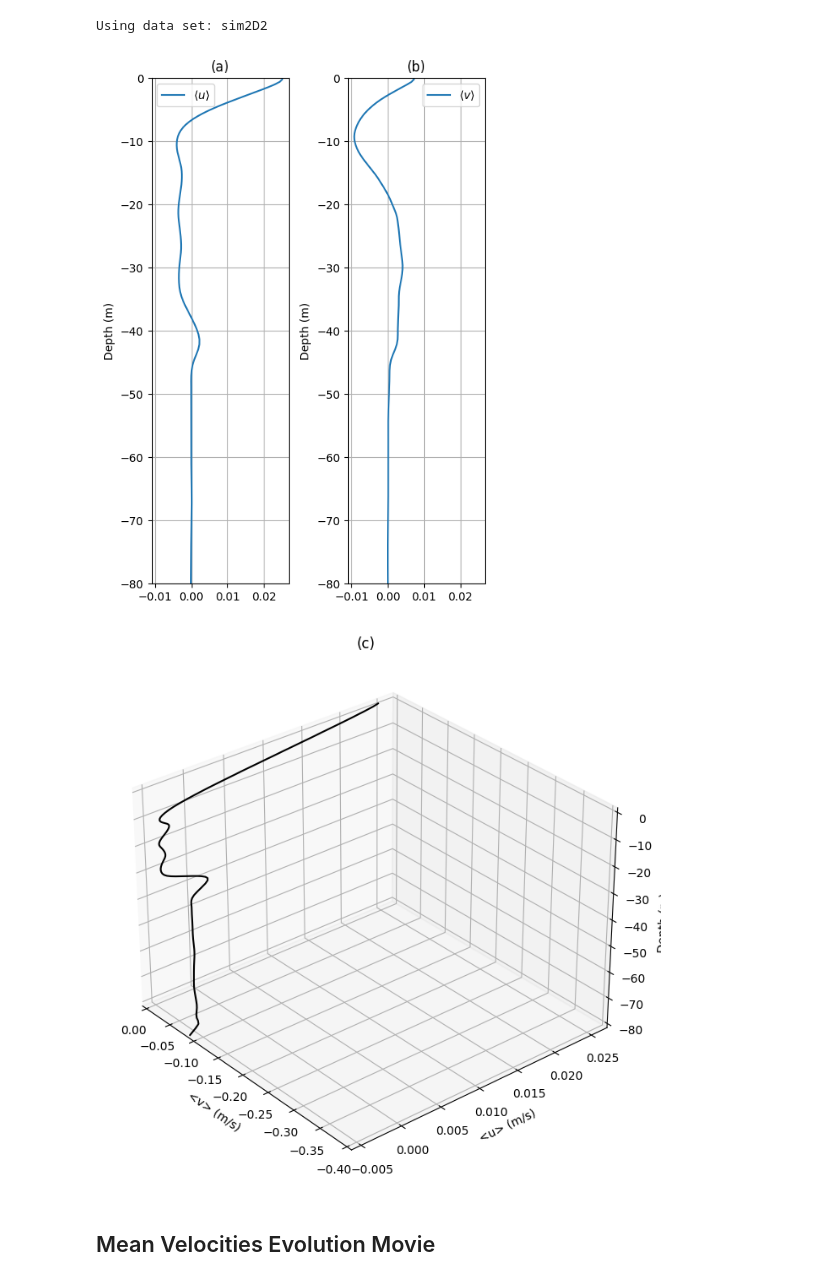
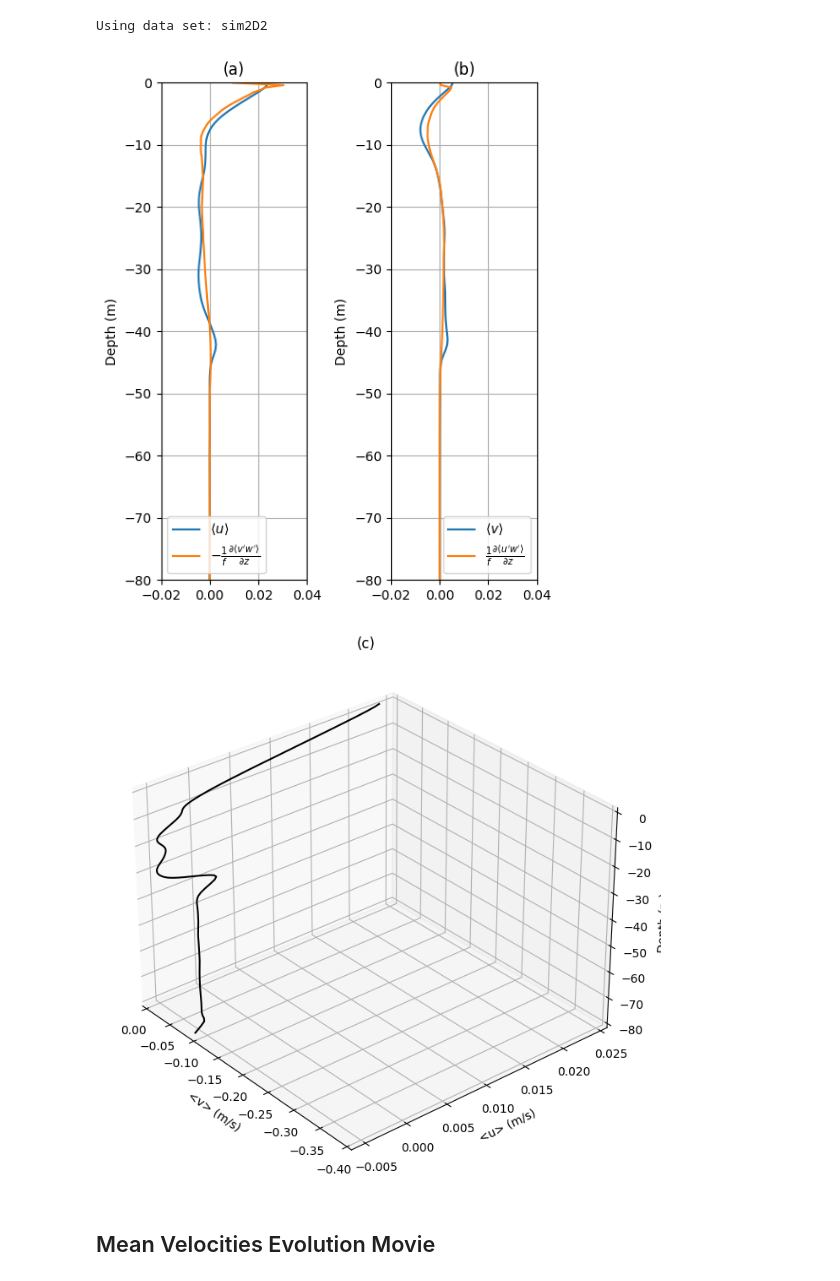
Before and after one commit to MarvynBailly/Buoyancy-Driven-Convection, a Jupyter notebook: Analysis/analyze.ipynb, the cells around one changed output. Saved outputs shown, nothing was run; the diff lists cells and outputs as text; code cells hidden in the pictures.

Commit message:
more work on plots

```diff
--- a/Analysis/analyze.ipynb
+++ b/Analysis/analyze.ipynb
@@ -11,7 +11,7 @@ import pandas as pd
 import math
 # %%
 case = "2D"
-numberOfCases = 2
+numberOfCases = 6
 days = 20
 data_path = "../Data/"
 #sponge
@@ -26,4 +26,5 @@ for casename in casenames:
     nc_file = f"{data_path}{casename}_averages.nc"
     ds_avg = xr.open_dataset(nc_file).load()
     ncs.append(ds_avg)
+    ds_avg.close()
 # %% [output]
@@ -264,7 +345,7 @@ Simulation 2D2: (a) Mean cross-front velocity, (b) mean alongfront velocity, and
 # %%
 index = 1                  # 0 -> 2D1, 1 -> 2D2, ...
 data_set = cases[index]
-ds_avg1 = ncs[index]
+ds_avg = ncs[index]
 
 print(f"Using data set: {data_set}")
 # %% [output]
@@ -278,38 +359,49 @@ start_day = center_day - inertial_period_days / 2
 end_day = center_day + inertial_period_days / 2
 time_in_days = ds_avg['time'].values / np.timedelta64(1, 'D')
 
 time_mask = (time_in_days >= start_day) & (time_in_days <= end_day)
 
 ds_selected_u = ds_avg.u.sel(time=time_mask)
 ds_mean_u = ds_selected_u.mean(dim='time')
 
+ds_selected_fivw = ds_avg['fivw′dz'].sel(time=time_mask)
+ds_mean_fivw = ds_avg['fivw′dz'].mean(dim='time')
+
+
 ds_selected_v = ds_avg.v.sel(time=time_mask)
-ds_mean_v = ds_selected_v.mean(dim='time').sel(yF=1)
+ds_mean_v = ds_selected_v.mean(dim='time')
 
-fig, axes = plt.subplots(nrows=1, ncols=2, figsize=(5, 7), sharex=True)
+ds_selected_fiuw = ds_avg['fiuw′dz'].sel(time=time_mask)
+ds_mean_fiuw = ds_avg['fiuw′dz'].mean(dim='time')
+
+fig, axes = plt.subplots(nrows=1, ncols=2, figsize=(5, 6), sharex=True)
 # plotting <u>
 ax1 = axes[0]
-ax1.plot(ds_mean_u, ds_avg.zC, label="$\langle u \\rangle$")
+ax1.plot(ds_mean_u, ds_avg.zC, label="$\\langle u \\rangle$")
+ax1.plot(-ds_mean_fivw, ds_mean_fivw.zF, label="$-\\frac{1}{f}\\frac{\\partial \\langle v' w' \\rangle}{\\partial z}$")
 ax1.set_ylabel('Depth (m)')
 ax1.set_ylim(-80, 0)
+ax1.set_xlim(-0.02, 0.04)
 ax1.legend()
 ax1.set_title("(a)")
 ax1.grid()
 
 # plotting <v>
 ax2 = axes[1]
-ax2.plot(ds_mean_v, ds_avg.zC, label="$\langle v \\rangle$")
+ax2.plot(ds_mean_v, ds_avg.zC, label="$\\langle v \\rangle$")
+ax2.plot(ds_mean_fiuw, ds_mean_fiuw.zF, label="$\\frac{1}{f}\\frac{\\partial \\langle u' w' \\rangle}{\\partial z}$")
 ax2.set_ylabel('Depth (m)')
 ax2.set_ylim(-80, 0)
+ax1.set_xlim(-0.02, 0.04)
 ax2.legend()
 ax2.set_title("(b)")
 ax2.grid()
 
 
 plt.tight_layout()
 plt.show()
 # %% [output]
-[figure, old version]
+[figure, new version]
 # %%
 fig = plt.figure(figsize=(8, 10))
 ax = fig.add_subplot(111, projection='3d')
@@ -326,7 +418,7 @@ ax.view_init(elev=30, azim=-40)
 
 plt.show()
 # %% [output]
-[figure, old version]
+[figure, new version]
 # %% [markdown]
 ## Mean Velocities Evolution Movie
 # %%
```
Also changed, not shown: parts of 20 cells of this notebook, 5 other files.
